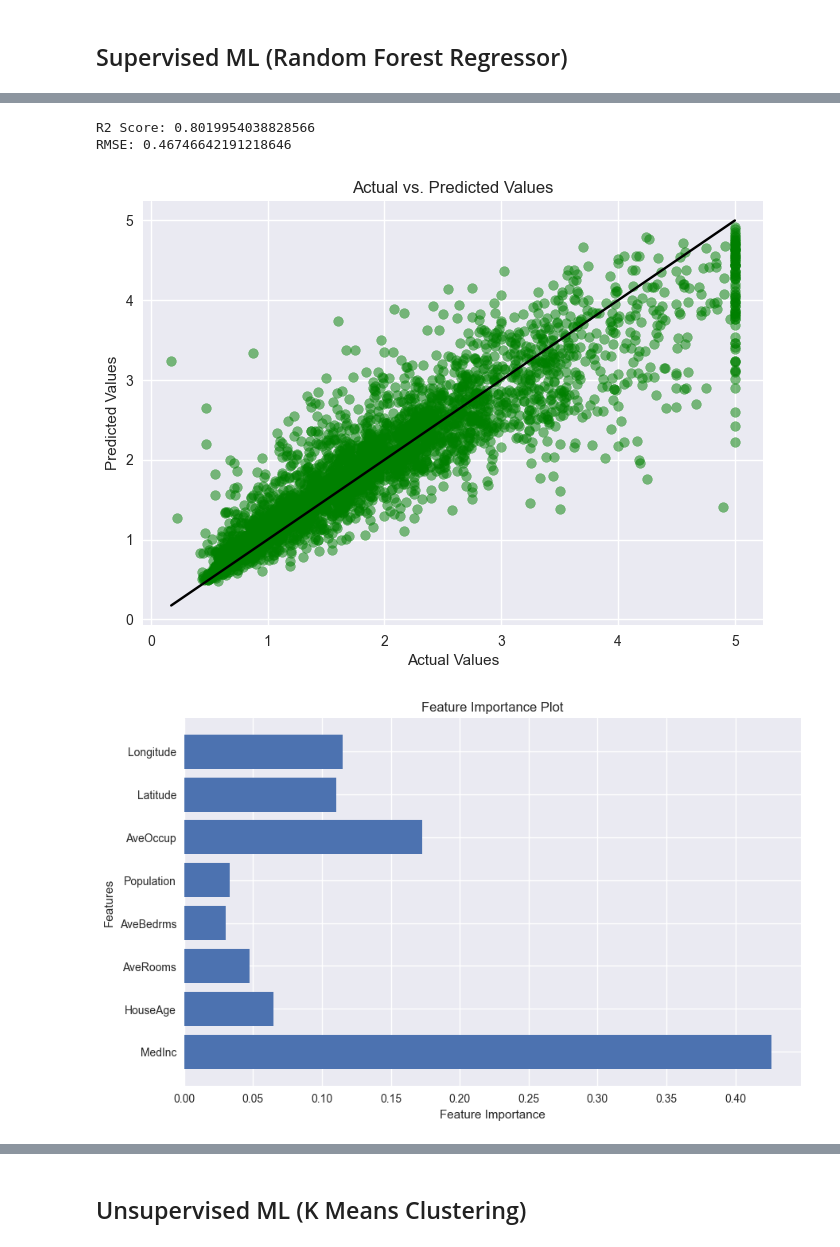
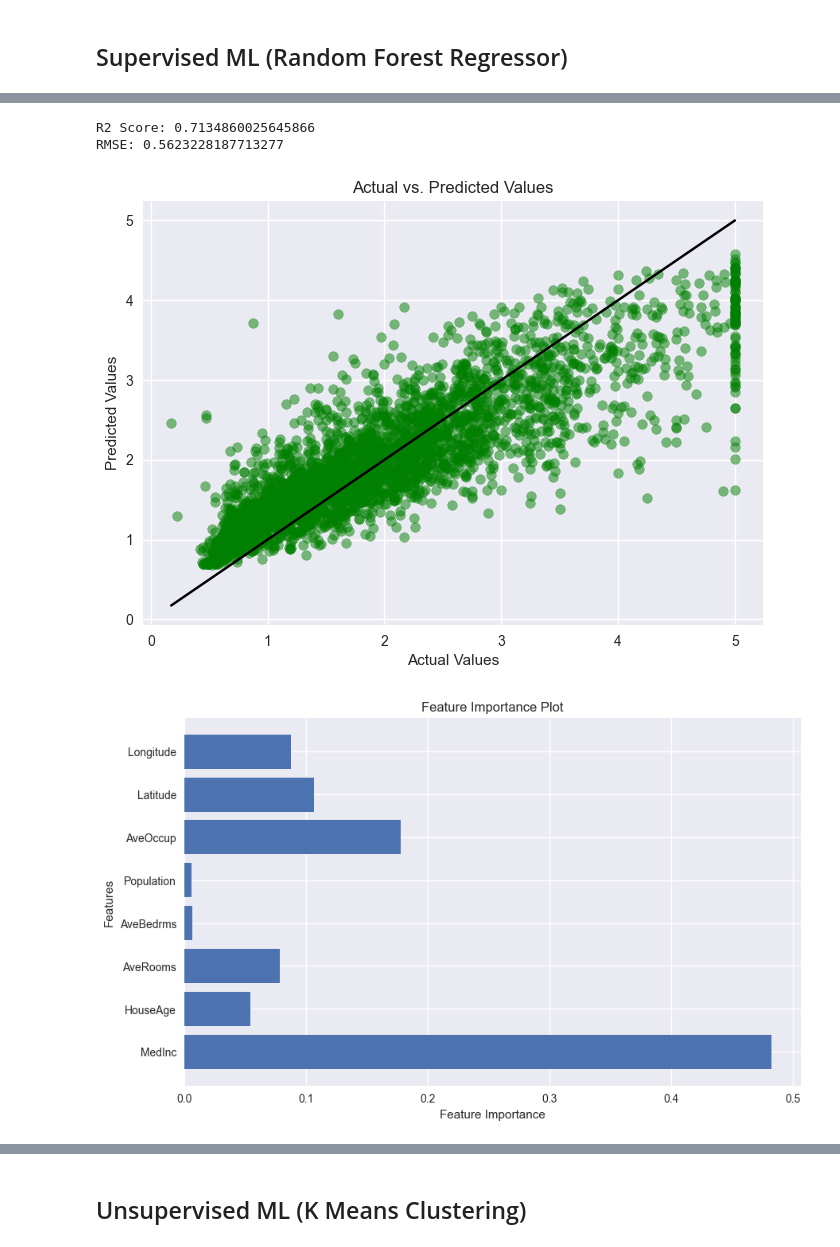
Before and after one commit to efyrb4/dsda-zdat2003-assessment-2-efyrb4, a Jupyter notebook: src/ML_experiments.ipynb, the cells around one changed output, grey strips where cells are left out. Saved outputs shown, nothing was run; the diff lists cells and outputs as text; code cells hidden in the pictures.

```diff
--- a/src/ML_experiments.ipynb
+++ b/src/ML_experiments.ipynb
@@ -445,11 +413,11 @@ RMSE: 0.49756642443420557
-# %%
-model4_r2, model4_rmse = random_forest_regression(housing_cleaned_df,
-                          number_of_estimators=300,
-                            max_tree_depth=20,
-                              min_samp_leaf=1,
-                                  min_samp_split=2)
-# %% [output]
-R2 Score: 0.8019954038828566
-RMSE: 0.46746642191218646
-[figure, removed]
-[figure, removed]
+# %%
+# Iteration 2 of the model, gradual increase in tree depth and number of estimators, and max number of features
+model2_r2, model2_rmse = random_forest_regression(housing_cleaned_df,
+                          number_of_estimators=100,
+                            max_tree_depth=7,
+                              max_number_of_features=4)
+# %% [output]
+R2 Score: 0.7134860025645866
+RMSE: 0.5623228187713277
+[figure, added]
+[figure, added]
```
Also changed, not shown: parts of 10 cells of this notebook.
